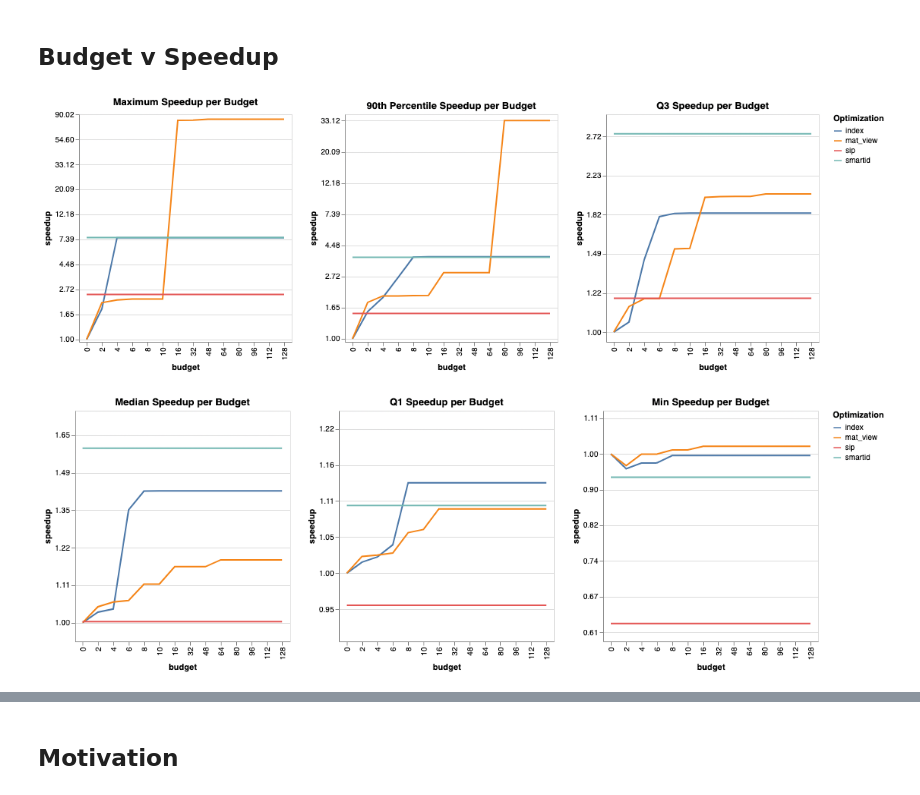
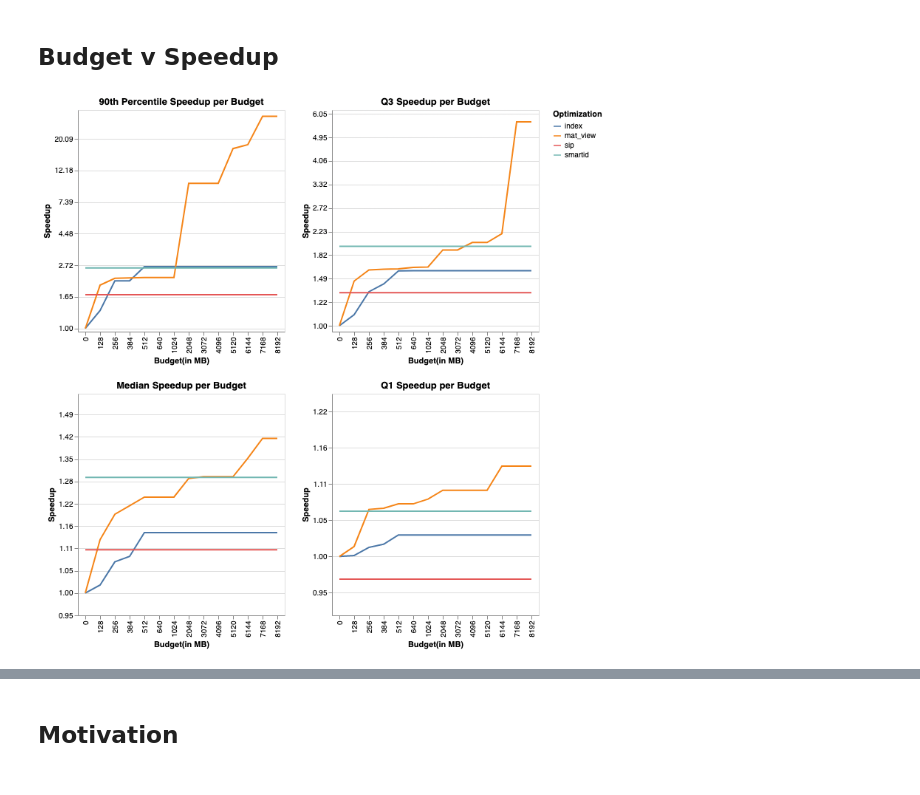
Before and after one commit to amlatyrngom/analytics_prototype, a Jupyter notebook: Untitled.ipynb, the cells around one changed output, grey strips where cells are left out. Cells and saved outputs as stored; diff of their text form; code cells hidden in the pictures.

```diff
--- a/Untitled.ipynb
+++ b/Untitled.ipynb
@@ -14,13 +15,16 @@ DataTransformerRegistry.enable('default')
 ## Budget v Speedup
 # %%
 all_budgets = set()
-results_folder = "results32_templated"
+results_folder, suffix = "results64", "64"
 
-def compute_speedup(df, default, prev_df = None):
+def compute_speedup(df, default, prev_df = None, min_with_default=False):
     df = df.copy()
     df["query_num"] = [int(df.query_name[i][len("query"):]) for i in range(len(df))]
     # default = default[default.query_name != "query60"].reset_index()
     # df = df[df.query_num != 60].reset_index()
+    if min_with_default:
+        new_rts = np.minimum(df.running_time, default.running_time)
+        df.running_time = new_rts
     if prev_df is not None:
         new_rts = np.minimum(df.running_time, prev_df.running_time)
         # print(f"Diff count {(new_rts != df.running_time).sum()}")
@@ -80,7 +84,7 @@ def read_index(default):
     for budget in [2, 4, 6, 8, 10]:
         filename = f"{results_folder}/index_results_{budget}.csv"
         df = pd.read_csv(filename, names=["expt_name", "query_name", "budget", "running_time"], index_col=False)
-        df = compute_speedup(df, default, prev_df)
+        df = compute_speedup(df, default, prev_df, min_with_default=True)
         all_dfs.append(df)
         prev_df = df
     return pd.concat(all_dfs).reset_index(drop=True)
@@ -98,7 +102,7 @@ def read_mat_view(default):
         df = pd.read_csv(filename, names=["expt_name", "query_name", "budget", "running_time"], index_col=False)
         if reset48:
             df.budget = [48 for i in range(len(df))]
-        df = compute_speedup(df, default, prev_df)
+        df = compute_speedup(df, default, prev_df, min_with_default=True)
 
         all_dfs.append(df)
         prev_df = df
@@ -122,6 +126,7 @@ def compute_stats(df):
     res = df.groupby(by=['expt_name', 'budget']).agg({'log_speedup': ['min', 'max', 'median', q25, q75, q90], 'running_time': 'sum'})
     res.columns = ["min_speedup", "max_speedup", "median_speedup", "q25_speedup", "q75_speedup", "q90_speedup", "total_running_time"]
     res = res.reset_index()
+    res["nice_budget"] = res.budget * 64
     return res
 
 
@@ -140,6 +145,7 @@ smartids_v_sip = read_simple_smartids(sip)
 
 index = read_index(default)
 index_v_smartids = read_index(smartids)
+smartids_v_index = read_simple_smartids(index[index.budget == 10])
 # print(index.head())
 
 mat_view = read_mat_view(default)
@@ -149,42 +155,41 @@ mat_view_v_smartids = read_mat_view(smartids)
 # print(all_budgets)
 index
 
 
 sip_complete = complete_budgets(sip, default)
 smartids_complete = complete_budgets(smartids, default)
 index_complete = complete_budgets(index, default)
 mat_view_complete = complete_budgets(mat_view, default)
 complete_df = pd.concat([sip_complete, smartids_complete, index_complete, mat_view_complete]).reset_index()
 complete_df_stats = compute_stats(complete_df)
 
 def make_stats_plot(to_plot):
     names = {
         "max_speedup": "Maximum Speedup",
         "q90_speedup": "90th Percentile Speedup",
         "q75_speedup": "Q3 Speedup",
         "median_speedup": "Median Speedup",
         "q25_speedup": "Q1 Speedup",
         "min_speedup": "Min Speedup"
     }
     return alt.Chart(complete_df_stats).mark_line().encode(
-        x=alt.X('budget:O'),
-        y=alt.Y(f"{to_plot}:Q", axis=alt.Axis(labelExpr=expr.format(expr.exp(datum.value), ',.2f'), format=",.0f", title="speedup"),
+        x=alt.X('nice_budget:O', axis=alt.Axis(title="Budget(in MB)")),
+        y=alt.Y(f"{to_plot}:Q", axis=alt.Axis(labelExpr=expr.format(expr.exp(datum.value), ',.2f'), format=",.0f", title="Speedup"),
                 scale=alt.Scale(domain=(float(complete_df_stats[to_plot].min() - 0.05), float(complete_df_stats[to_plot].max() + 0.1)))),
-        # column=alt.Column("nice_budget:O", title="Budget in MB"),
         color=alt.Color("expt_name:N", title="Optimization"),
     ).properties(
         title={
             'text': f"{names[to_plot]} per Budget"
         }
     )
 
-(make_stats_plot("max_speedup") | make_stats_plot("q90_speedup") | make_stats_plot("q75_speedup"))
+chart1 = (make_stats_plot("q90_speedup") | make_stats_plot("q75_speedup"))
+chart2 = (make_stats_plot("median_speedup") | make_stats_plot("q25_speedup"))
+chart = alt.vconcat(chart1, chart2)
+save(chart, f"{results_folder}/OverallSpeedups{suffix}.pdf")
+chart
 # %% [output]
-[figure, old version]
+[figure, new version]
-# %%
-(make_stats_plot("median_speedup") | make_stats_plot("q25_speedup") | make_stats_plot("min_speedup"))
-# %% [output]
-[figure, removed]
 # %%
 def plot_speedup(name, df, budget):
     df = df[df.budget==budget]
```
Also changed, not shown: parts of 13 cells of this notebook, 8 other files.
